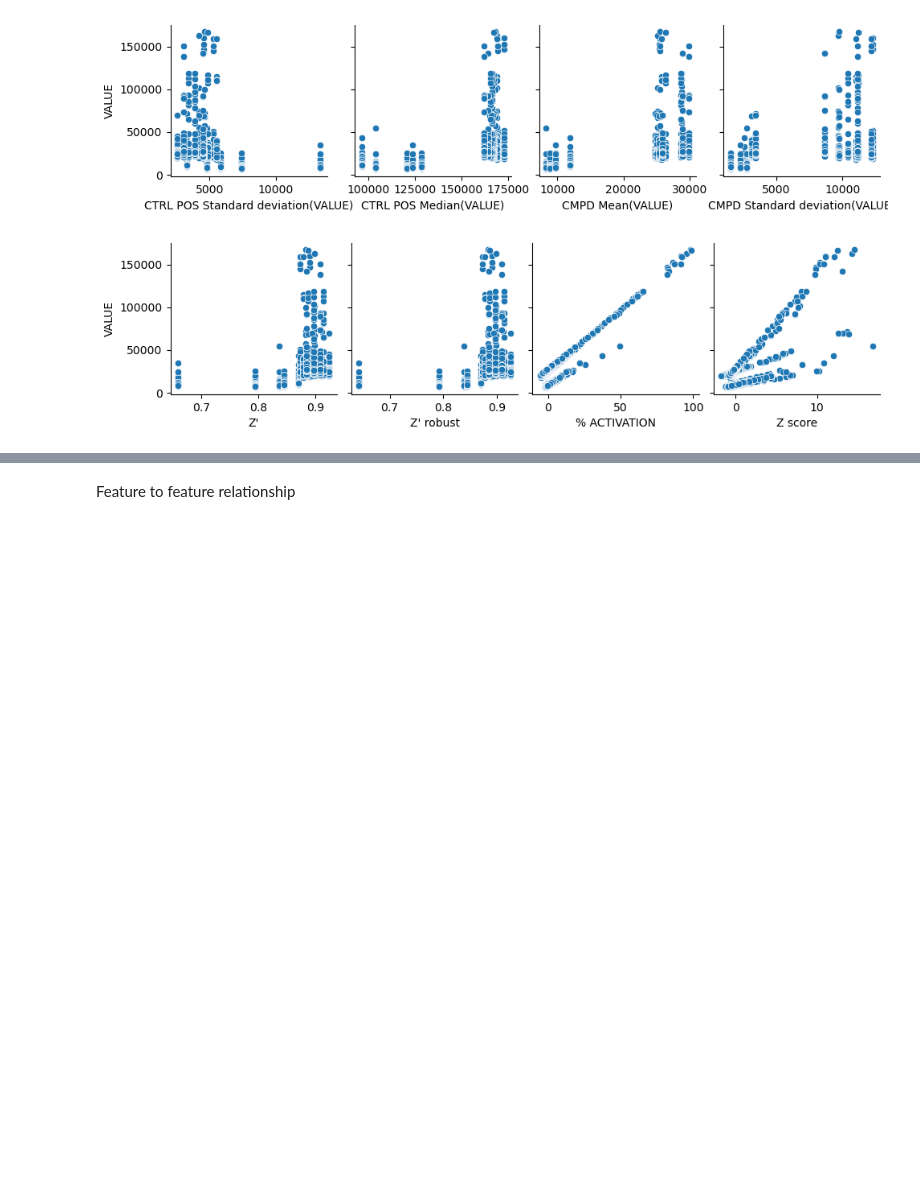
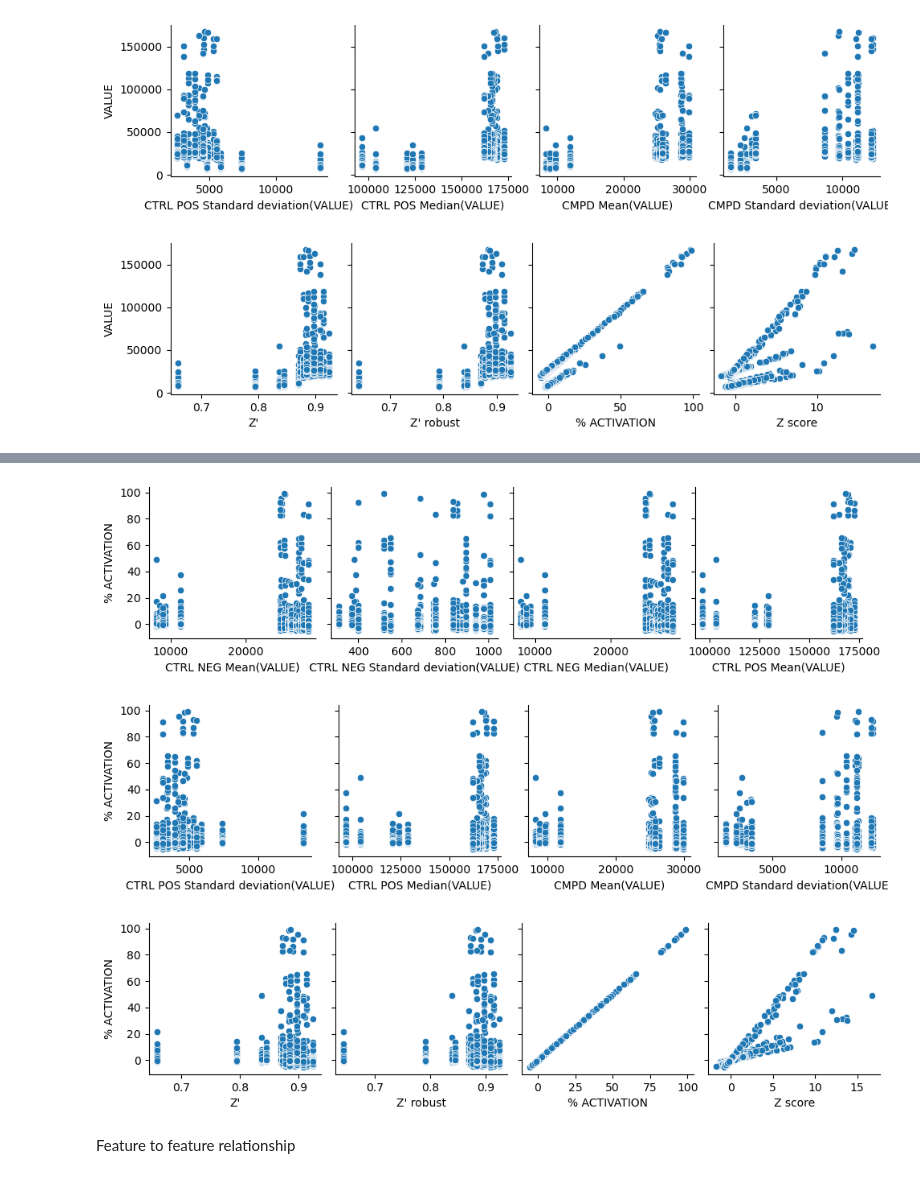
Before and after one commit to zuzg/drug-screening, a Jupyter notebook: notebooks/eda.ipynb, the cells around one changed output, grey strips where cells are left out. Saved outputs shown, nothing was run; the diff lists cells and outputs as text; code cells hidden in the pictures; blank space fills up the shorter version.

```diff
--- a/notebooks/eda.ipynb
+++ b/notebooks/eda.ipynb
@@ -115,3 +153,12 @@ for i in range(1, len(df_num.columns), 4):
+# %%
+for i in range(1, len(df_num.columns), 4):
+    sns.pairplot(data=df_num,
+                x_vars=df_num.columns[i:i+4],
+                y_vars=['% ACTIVATION'], diag_kind=None)
+# %% [output]
+[figure, added]
+[figure, added]
+[figure, added]
 # %% [markdown]
 Feature to feature relationship
 # %%
```
Also changed, not shown: parts of 48 cells of this notebook.
